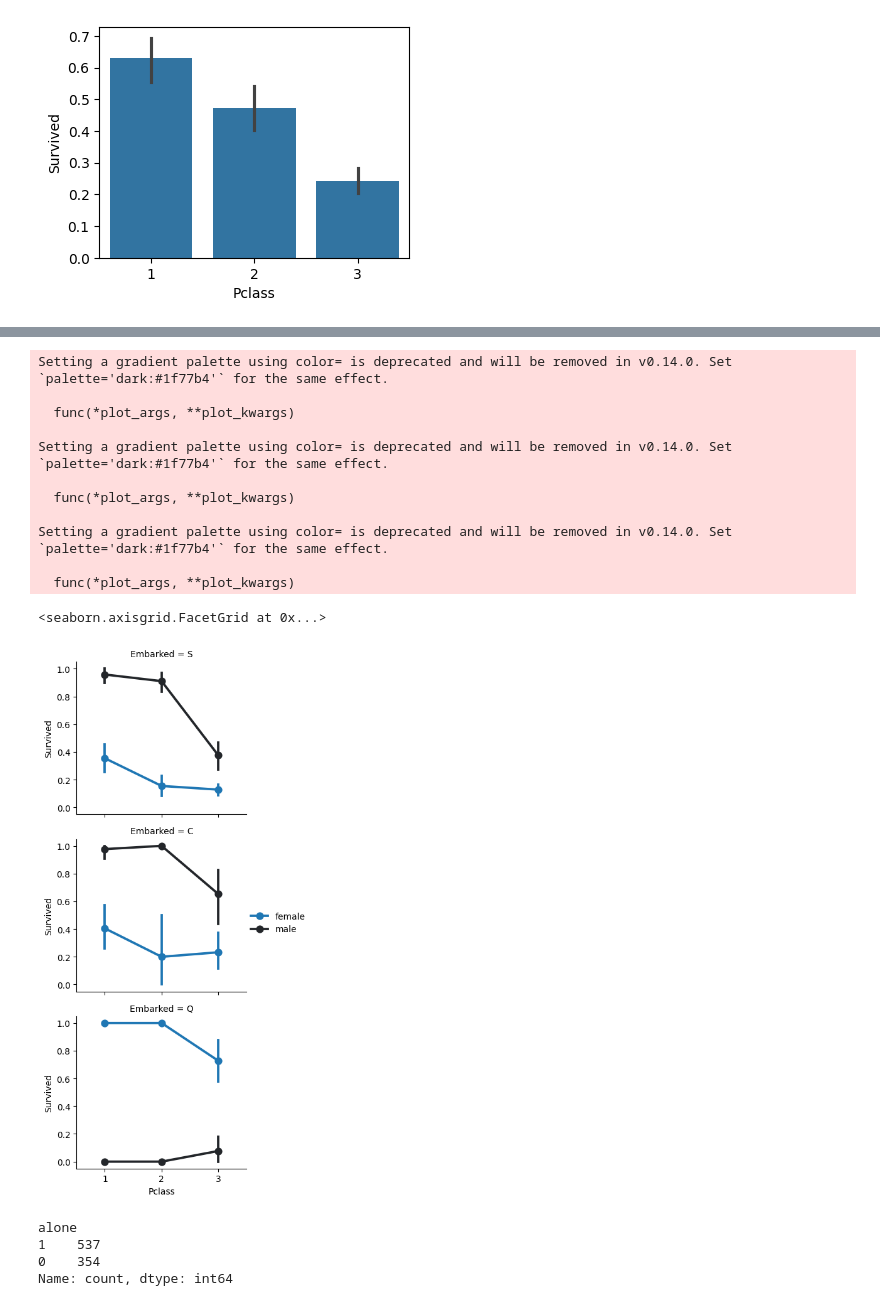
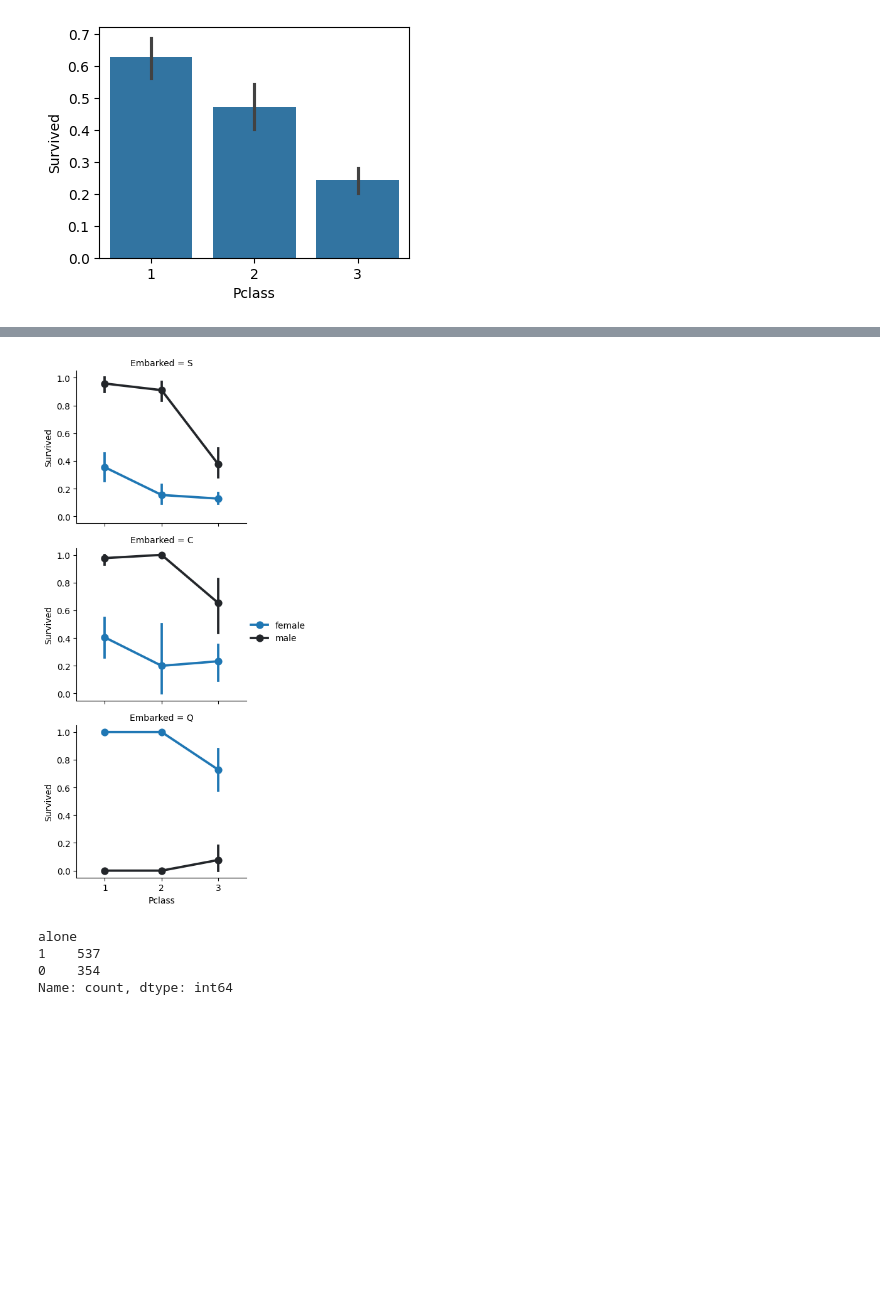
Before and after one commit to BrenoDPS/titanic, a Jupyter notebook: notebooks/titanic.ipynb, the cells around one changed output, grey strips where cells are left out. Cells and saved outputs as stored; diff of their text form; code cells hidden in the pictures; blank space fills up the shorter version.

```diff
--- a/notebooks/titanic.ipynb
+++ b/notebooks/titanic.ipynb
@@ -37,5 +45,6 @@ from sklearn.naive_bayes import GaussianNB
 ### Passo 1: Análise Exploratória dos Dados
 # %%
 # obtendo os dados
-test_df = pd.read_csv("test.csv")
-train_val = pd.read_csv("train.csv")
+test = pd.read_csv("../data/raw/test.csv")
+train_val = pd.read_csv("../data/raw/train.csv")
+train_val.head()
@@ -140,21 +151,10 @@ grid.add_legend()
 # %%
 # relação entre o porto de embarcação e o seu impacto nas taxas de sobrevivência
 FacetGrid = sns.FacetGrid(train_val, row='Embarked', height=3, aspect=1.2)
-FacetGrid.map(sns.pointplot, 'Pclass', 'Survived', 'Sex', palette=None, order=None, hue_order=None)
+FacetGrid.map(sns.pointplot, 'Pclass', 'Survived', 'Sex', palette='dark:#1f77b4', order=None, hue_order=None)
 FacetGrid.add_legend()
+plt.show()
 # %% [output]
-Setting a gradient palette using color= is deprecated and will be removed in v0.14.0. Set `palette='dark:#1f77b4'` for the same effect.
-
-  func(*plot_args, **plot_kwargs)
-
-Setting a gradient palette using color= is deprecated and will be removed in v0.14.0. Set `palette='dark:#1f77b4'` for the same effect.
-
-  func(*plot_args, **plot_kwargs)
-
-Setting a gradient palette using color= is deprecated and will be removed in v0.14.0. Set `palette='dark:#1f77b4'` for the same effect.
-
-  func(*plot_args, **plot_kwargs)
-<seaborn.axisgrid.FacetGrid at 0x...>
-[figure, old version]
+[figure, new version]
 # %%
 # juntando duas features em uma, que seriam sibsp e parch, para "relatives"
```
Also changed, not shown: parts of 194 cells of this notebook, 2 other files.
